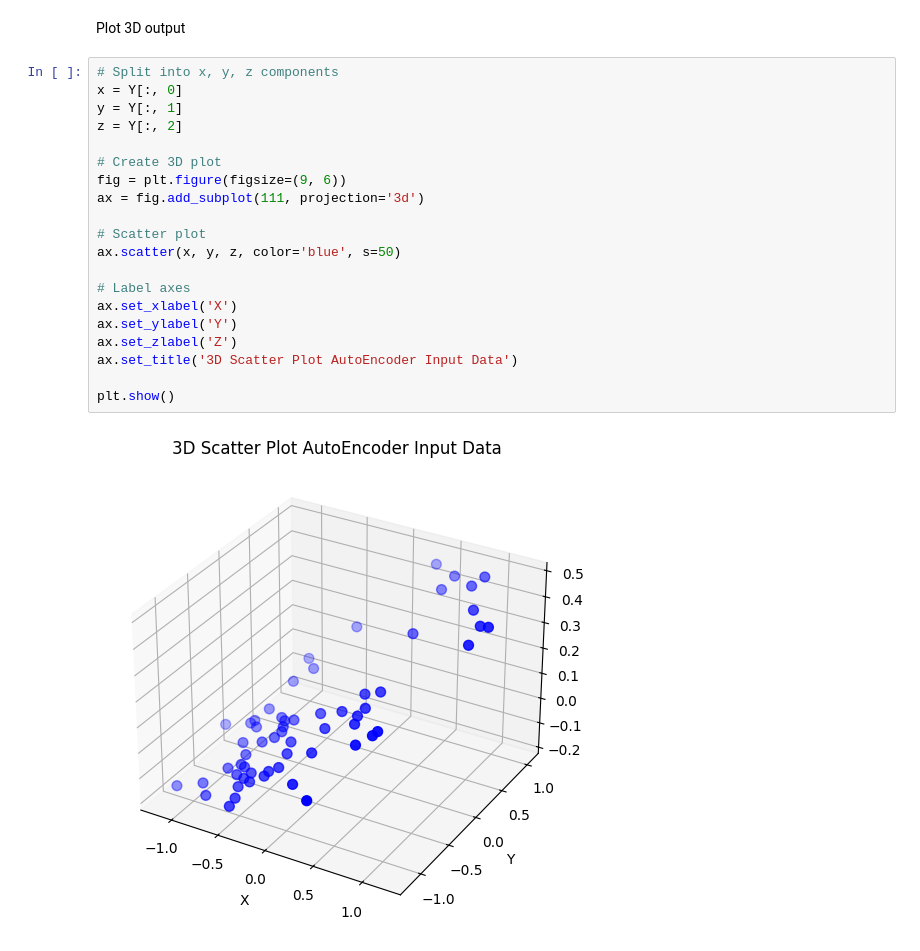
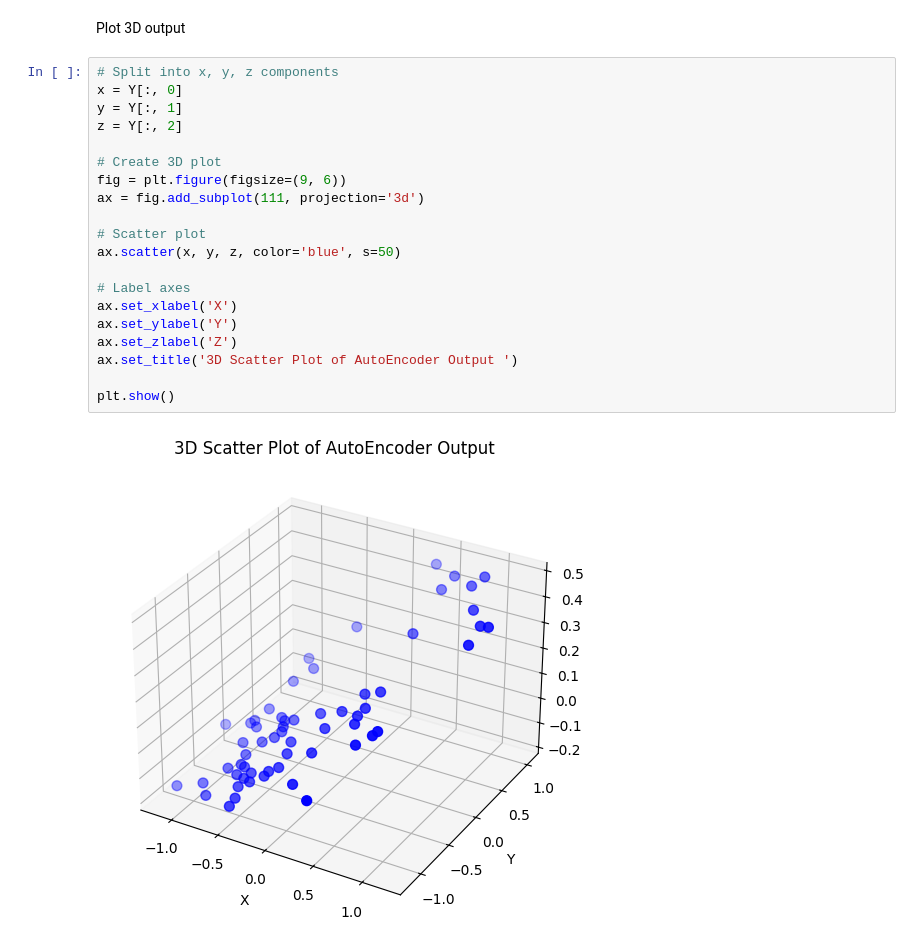
Before and after one commit to jarix/ML_TensorFlow_Keras_Experiments, a Jupyter notebook: hello_Autoencoder_linear_PCA.ipynb, the cells around one changed output. Saved outputs shown, nothing was run; the diff lists cells and outputs as text.

```diff
--- a/hello_Autoencoder_linear_PCA.ipynb
+++ b/hello_Autoencoder_linear_PCA.ipynb
@@ -164,22 +165,22 @@ Plot 3D output
 # %%
 # Split into x, y, z components
 x = Y[:, 0]
 y = Y[:, 1]
 z = Y[:, 2]
 
 # Create 3D plot
 fig = plt.figure(figsize=(9, 6))
 ax = fig.add_subplot(111, projection='3d')
 
 # Scatter plot
 ax.scatter(x, y, z, color='blue', s=50)
 
 # Label axes
 ax.set_xlabel('X')
 ax.set_ylabel('Y')
 ax.set_zlabel('Z')
-ax.set_title('3D Scatter Plot AutoEncoder Input Data')
+ax.set_title('3D Scatter Plot of AutoEncoder Output ')
 
 plt.show()
 # %% [output]
-[figure, old version]
+[figure, new version]
```
Also changed, not shown: parts of 5 cells of this notebook, 4 other files.
